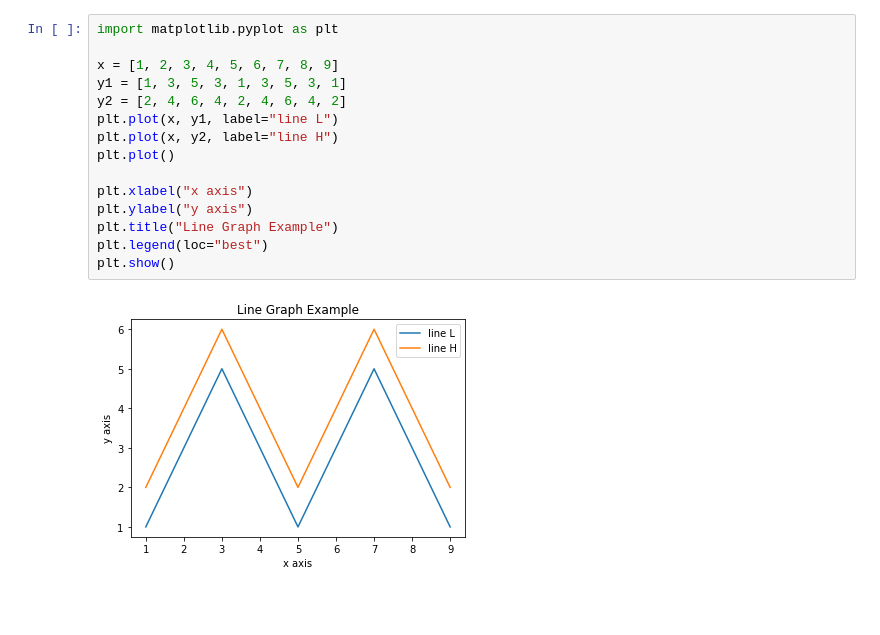
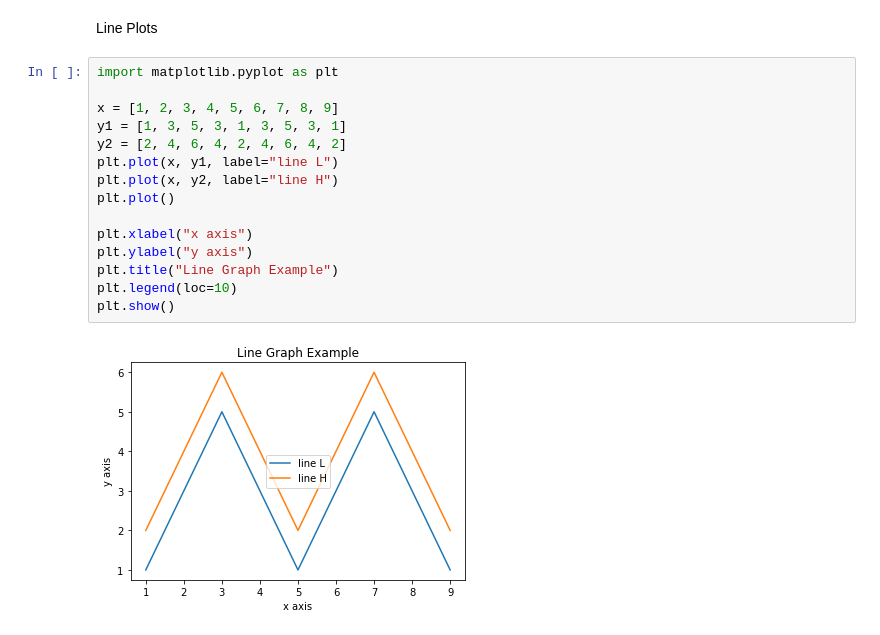
Before and after one commit to p1tuo/20201014, a Jupyter notebook: Untitled1.ipynb, the cells around one changed output. Cells and saved outputs as stored; diff of their text form; blank space fills up the shorter version.

```diff
--- a/Untitled1.ipynb
+++ b/Untitled1.ipynb
@@ -1,19 +1,21 @@
 # %% [markdown]
 <a href="https://colab.research.google.com/github/p1tuo/20201014/blob/main/Untitled1.ipynb" target="_parent"><img src="https://colab.research.google.com/assets/colab-badge.svg" alt="Open In Colab"/></a>
+# %% [markdown]
+Line Plots
 # %%
 import matplotlib.pyplot as plt
 
 x = [1, 2, 3, 4, 5, 6, 7, 8, 9]
 y1 = [1, 3, 5, 3, 1, 3, 5, 3, 1]
 y2 = [2, 4, 6, 4, 2, 4, 6, 4, 2]
 plt.plot(x, y1, label="line L")
 plt.plot(x, y2, label="line H")
 plt.plot()
 
 plt.xlabel("x axis")
 plt.ylabel("y axis")
 plt.title("Line Graph Example")
-plt.legend(loc="best")
+plt.legend(loc=10)
 plt.show()
 # %% [output]
-[figure, old version]
+[figure, new version]
```
Also changed, not shown: parts of 8 cells of this notebook.
